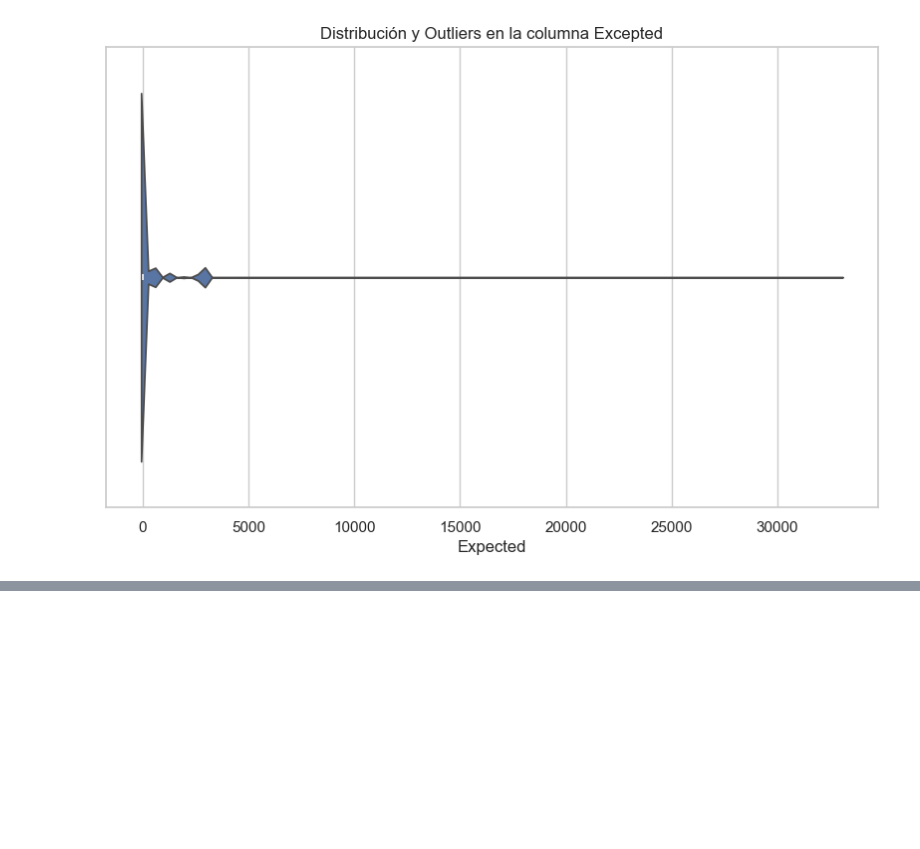
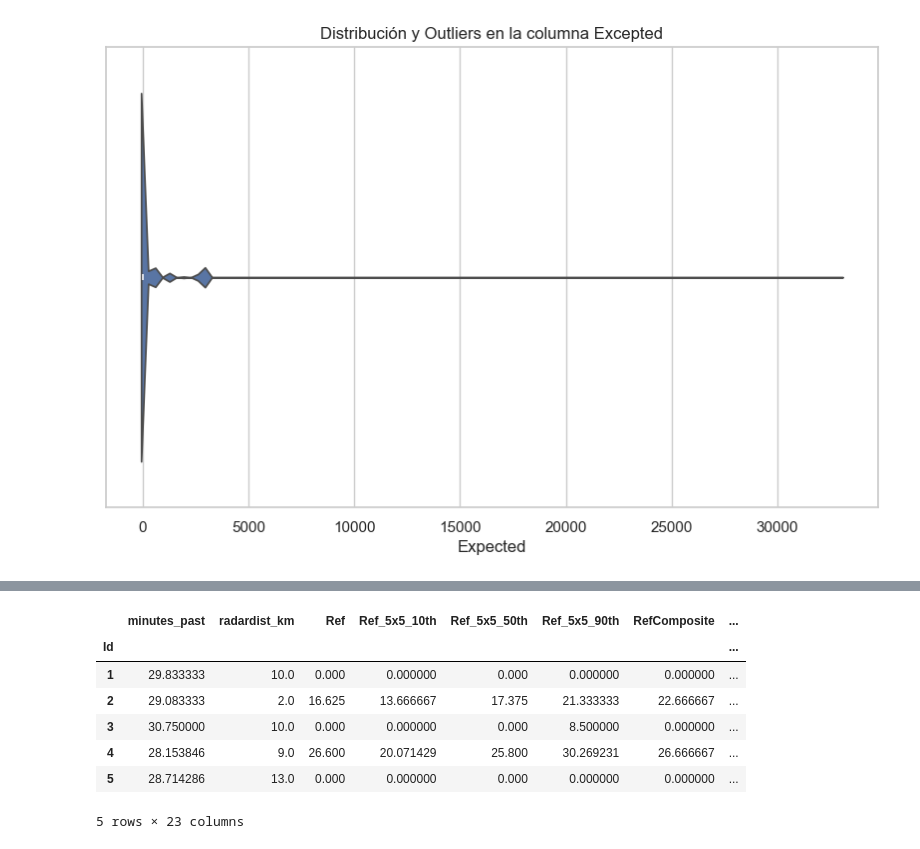
Before and after one commit to MiGuElEsTeBaNUD/How-Much-Did-It-Rain-, a Jupyter notebook: data_transformation.ipynb, the cells around one changed output, grey strips where cells are left out. Saved outputs shown, nothing was run; the diff lists cells and outputs as text; code cells hidden in the pictures; blank space fills up the shorter version.

```diff
--- a/data_transformation.ipynb
+++ b/data_transformation.ipynb
@@ -139,0 +128,11 @@ memory usage: 209.4 MB
+# %%
+cleaned_df.head()
+# %% [output]
+|  | minutes_past | radardist_km | Ref | Ref_5x5_10th | Ref_5x5_50th | Ref_5x5_90th | RefComposite | ... |
+| Id |  |  |  |  |  |  |  | ... |
+| 1 | 29.833333 | 10.0 | 0.000 | 0.000000 | 0.000 | 0.000000 | 0.000000 | ... |
+| 2 | 29.083333 | 2.0 | 16.625 | 13.666667 | 17.375 | 21.333333 | 22.666667 | ... |
+| 3 | 30.750000 | 10.0 | 0.000 | 0.000000 | 0.000 | 8.500000 | 0.000000 | ... |
+| 4 | 28.153846 | 9.0 | 26.600 | 20.071429 | 25.800 | 30.269231 | 26.666667 | ... |
+| 5 | 28.714286 | 13.0 | 0.000 | 0.000000 | 0.000 | 0.000000 | 0.000000 | ... |
+5 rows × 23 columns
```
Also changed, not shown: parts of 6 cells of this notebook.
